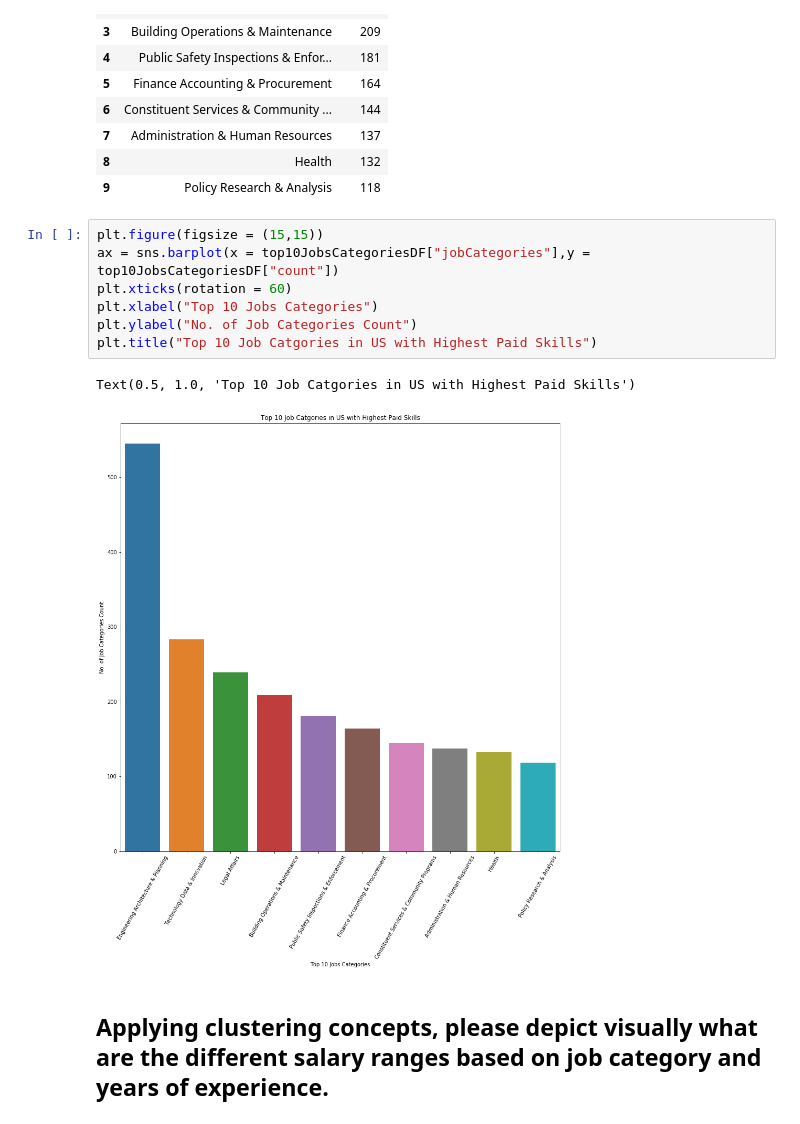
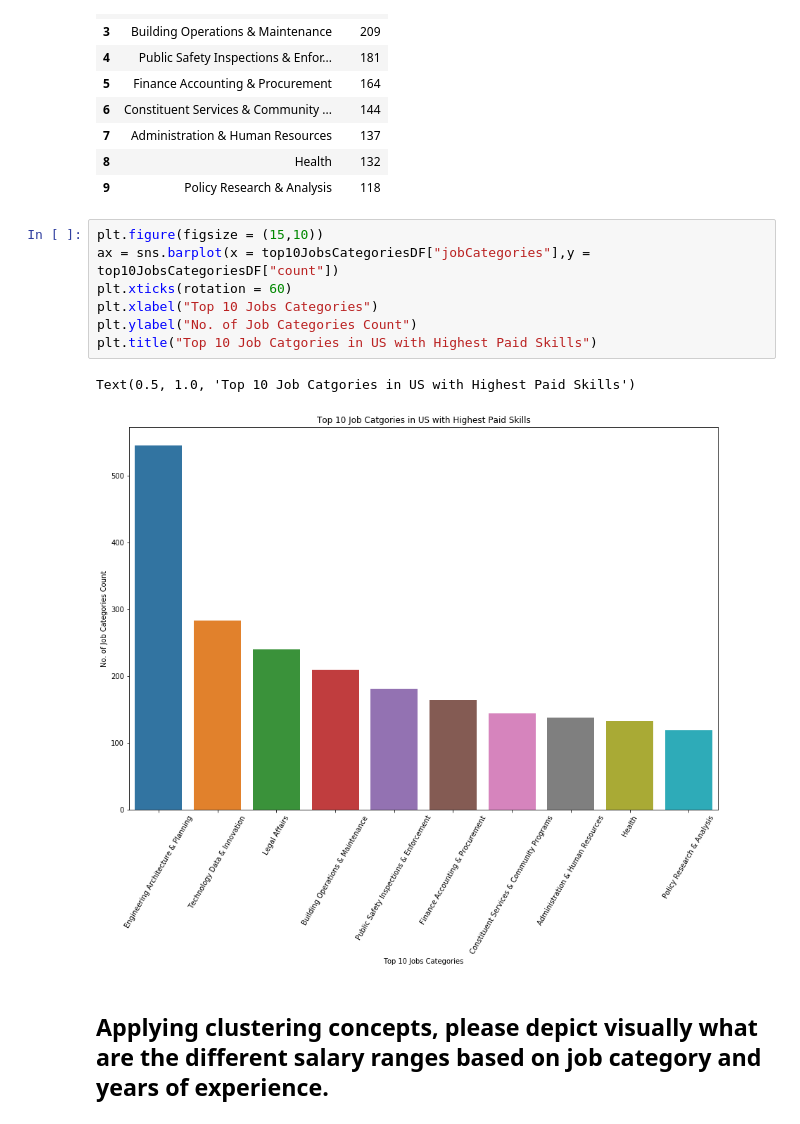
Before and after one commit to altruist7/NewYorkJobDataAnalysis, a Jupyter notebook: DSEZG523_IDS_ASSIGNMENT_1_PS2_GROUP92.ipynb, the cells around one changed output. Cells and saved outputs as stored; diff of their text form.

```diff
--- a/DSEZG523_IDS_ASSIGNMENT_1_PS2_GROUP92.ipynb
+++ b/DSEZG523_IDS_ASSIGNMENT_1_PS2_GROUP92.ipynb
@@ -604,15 +604,15 @@ The Top 10 Job Categories
 | 8 | Health | 132 |
 | 9 | Policy Research & Analysis | 118 |
 # %%
-plt.figure(figsize = (15,15))
+plt.figure(figsize = (15,10))
 ax = sns.barplot(x = top10JobsCategoriesDF["jobCategories"],y = top10JobsCategoriesDF["count"])
 plt.xticks(rotation = 60)
 plt.xlabel("Top 10 Jobs Categories")
 plt.ylabel("No. of Job Categories Count")
 plt.title("Top 10 Job Catgories in US with Highest Paid Skills")
 # %% [output]
 Text(0.5, 1.0, 'Top 10 Job Catgories in US with Highest Paid Skills')
-[figure, old version]
+[figure, new version]
 # %% [markdown]
 ## Applying clustering concepts, please depict visually what are the different salary ranges based on job category and years of experience.
 # %%
```
Also changed, not shown: parts of 21 cells of this notebook.
